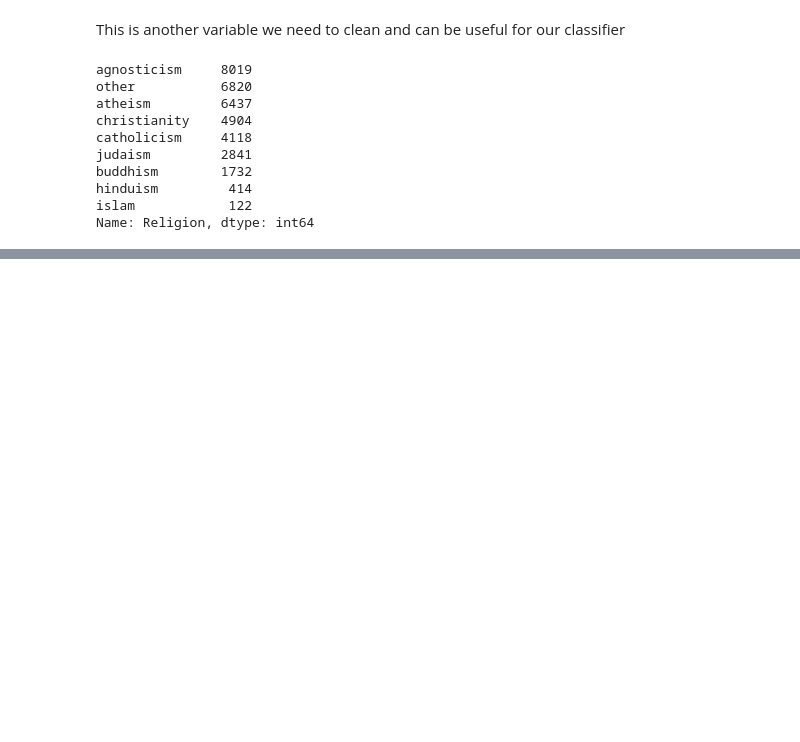
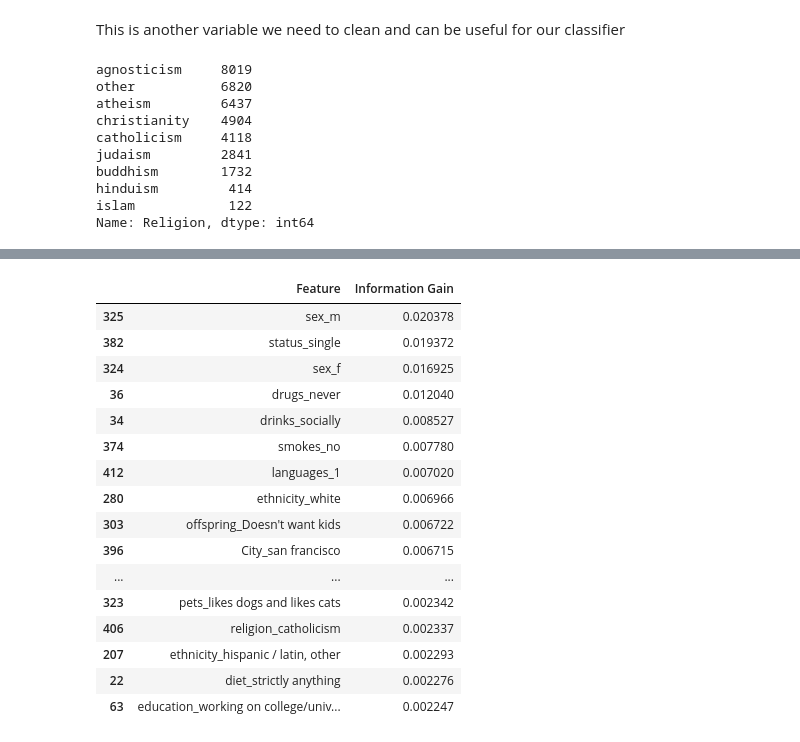
Before and after one commit to brianellis1997/DateAScientist, a Jupyter notebook: date-a-scientist.ipynb, the cells around one changed output, grey strips where cells are left out. Saved outputs shown, nothing was run; the diff lists cells and outputs as text; code cells hidden in the pictures; blank space fills up the shorter version.

```diff
--- a/date-a-scientist.ipynb
+++ b/date-a-scientist.ipynb
@@ -1161,0 +1353,21 @@ Name: Religion, dtype: int64
+# %%
+# Print the results
+results[:50]
+# %% [output]
+|  | Feature | Information Gain |
+| 325 | sex_m | 0.020378 |
+| 382 | status_single | 0.019372 |
+| 324 | sex_f | 0.016925 |
+| 36 | drugs_never | 0.012040 |
+| 34 | drinks_socially | 0.008527 |
+| 374 | smokes_no | 0.007780 |
+| 412 | languages_1 | 0.007020 |
+| 280 | ethnicity_white | 0.006966 |
+| 303 | offspring_Doesn't want kids | 0.006722 |
+| 396 | City_san francisco | 0.006715 |
+| ... | ... | ... |
+| 323 | pets_likes dogs and likes cats | 0.002342 |
+| 406 | religion_catholicism | 0.002337 |
+| 207 | ethnicity_hispanic / latin, other | 0.002293 |
+| 22 | diet_strictly anything | 0.002276 |
+| 63 | education_working on college/univ... | 0.002247 |
```
Also changed, not shown: parts of 30 cells of this notebook.
